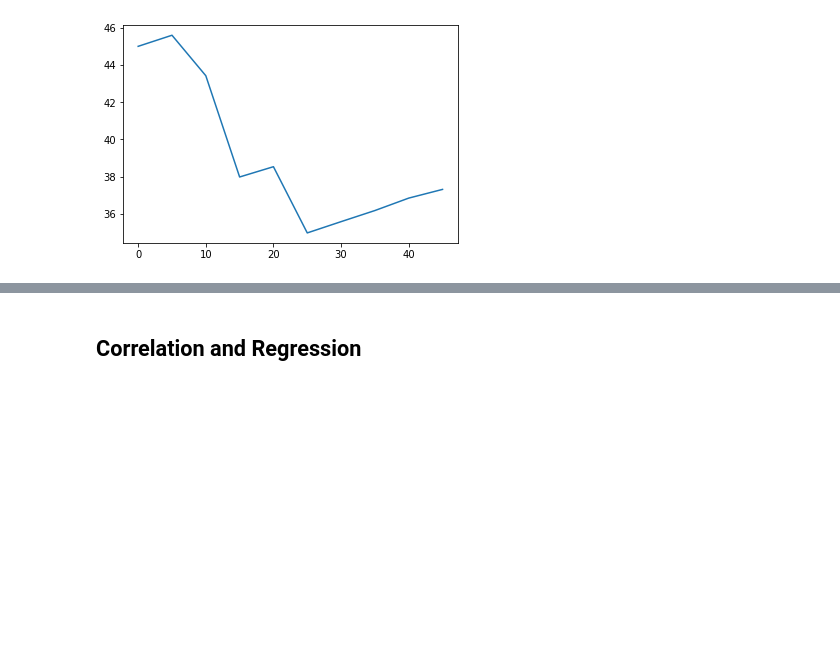
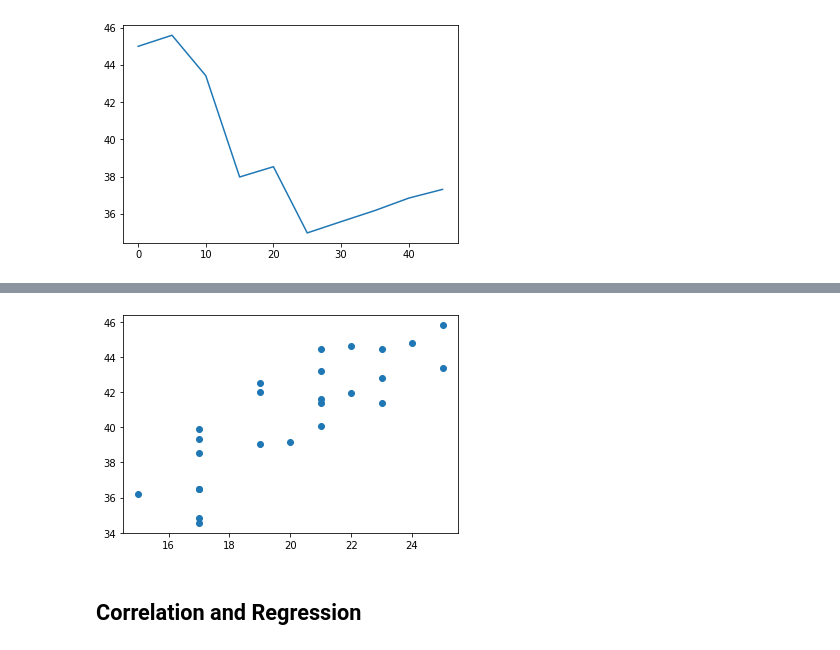
Before and after one commit to rperezme-data/DAB_H05_Matplotlib-challenge, a Jupyter notebook: Pymaceuticals/main.ipynb, the cells around one changed output, grey strips where cells are left out. Drawn from its saved outputs; the diff is of its cells as text; code cells hidden in the pictures; blank space fills up the shorter version.

Commit message:
Add Scatter Plot

```diff
--- a/Pymaceuticals/main.ipynb
+++ b/Pymaceuticals/main.ipynb
@@ -371,3 +391,11 @@ plt.show()
+# %%
+x = treatment_data.groupby('Mouse ID').mean()['Weight (g)'].astype(int)
+y = treatment_data.groupby('Mouse ID').mean()['Tumor Volume (mm3)']
+
+plt.scatter(x,y)
+plt.show()
+# %% [output]
+[figure, added]
 # %% [markdown]
 ## Correlation and Regression
 # %%
```
Also changed, not shown: parts of 1 cell of this notebook.
